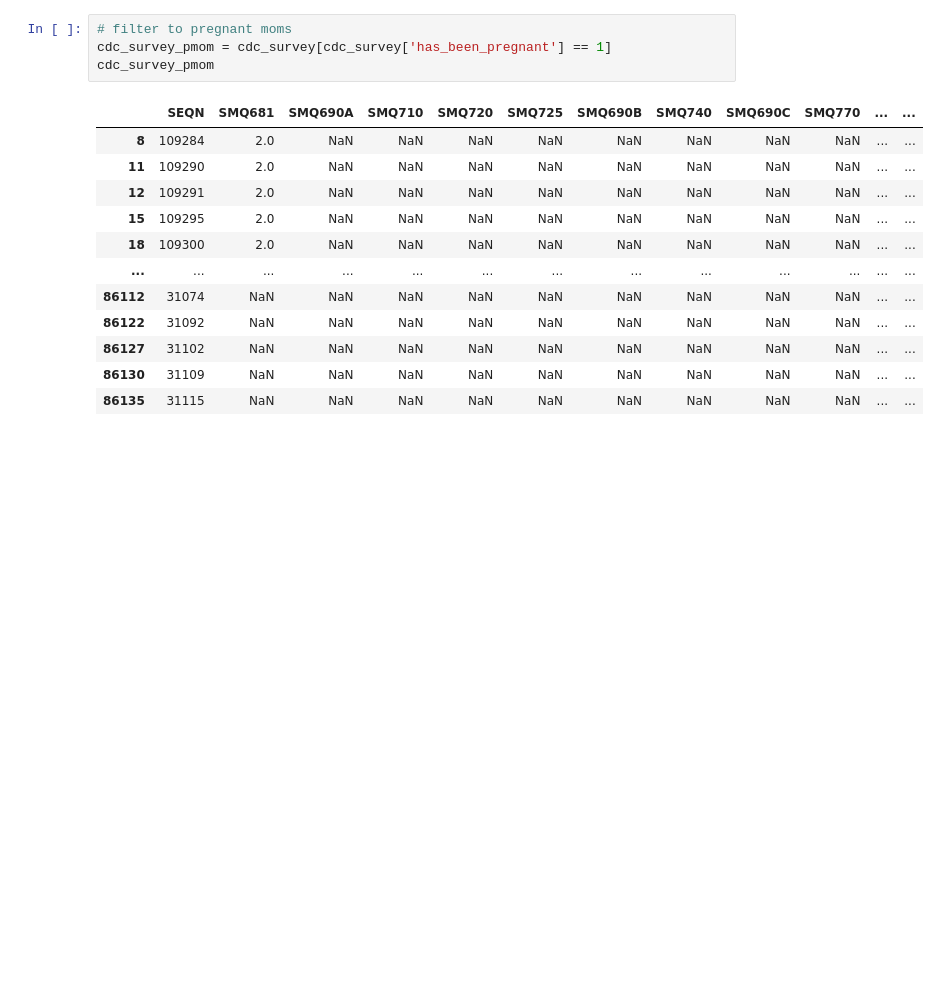
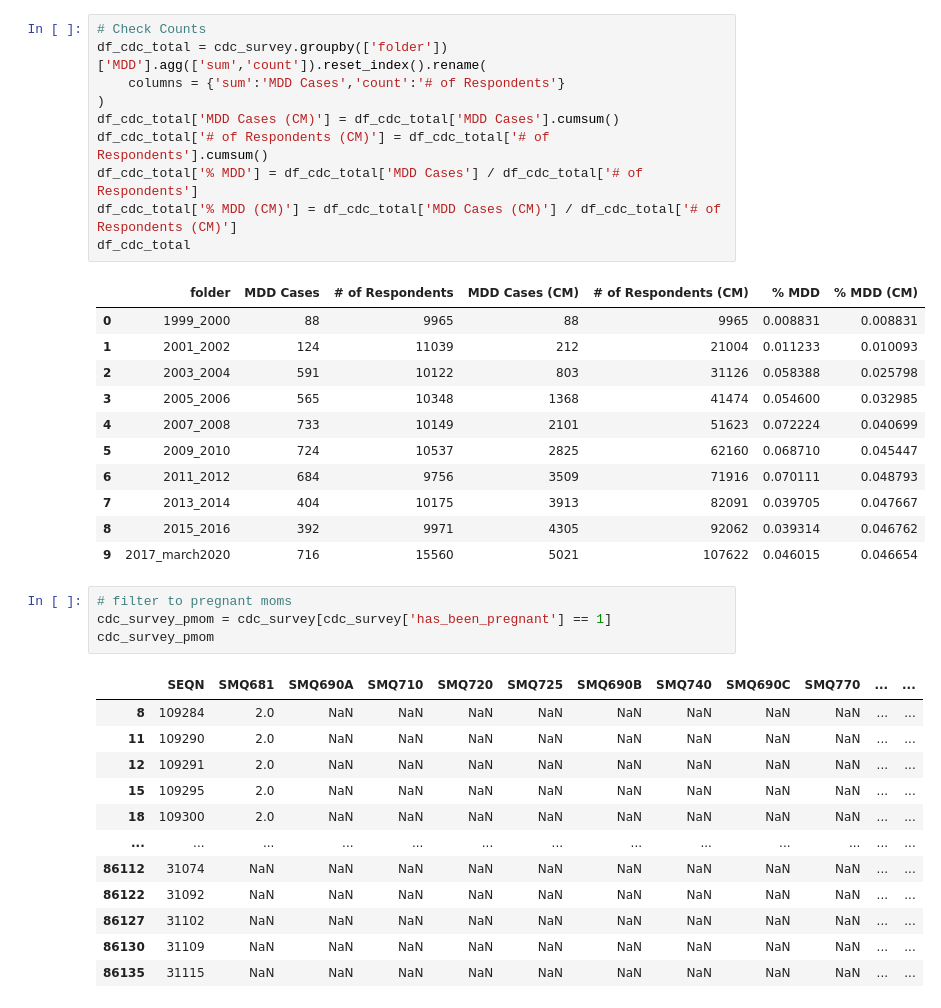
Before and after one commit to orenscarmeli/capstone210-ppd-carmeli_chari_hand_lee, a Jupyter notebook: modeling/misc_survey_all_years.ipynb, the cells around one changed output. Cells and saved outputs as stored; diff of their text form; blank space fills up the shorter version.

```diff
--- a/modeling/misc_survey_all_years.ipynb
+++ b/modeling/misc_survey_all_years.ipynb
@@ -75,3 +73,25 @@ cdc_survey.shape
+# %%
+# Check Counts
+df_cdc_total = cdc_survey.groupby(['folder'])['MDD'].agg(['sum','count']).reset_index().rename(
+    columns = {'sum':'MDD Cases','count':'# of Respondents'}
+)
+df_cdc_total['MDD Cases (CM)'] = df_cdc_total['MDD Cases'].cumsum()
+df_cdc_total['# of Respondents (CM)'] = df_cdc_total['# of Respondents'].cumsum()
+df_cdc_total['% MDD'] = df_cdc_total['MDD Cases'] / df_cdc_total['# of Respondents']
+df_cdc_total['% MDD (CM)'] = df_cdc_total['MDD Cases (CM)'] / df_cdc_total['# of Respondents (CM)']
+df_cdc_total
+# %% [output]
+|  | folder | MDD Cases | # of Respondents | MDD Cases (CM) | # of Respondents (CM) | % MDD | % MDD (CM) |
+| 0 | 1999_2000 | 88 | 9965 | 88 | 9965 | 0.008831 | 0.008831 |
+| 1 | 2001_2002 | 124 | 11039 | 212 | 21004 | 0.011233 | 0.010093 |
+| 2 | 2003_2004 | 591 | 10122 | 803 | 31126 | 0.058388 | 0.025798 |
+| 3 | 2005_2006 | 565 | 10348 | 1368 | 41474 | 0.054600 | 0.032985 |
+| 4 | 2007_2008 | 733 | 10149 | 2101 | 51623 | 0.072224 | 0.040699 |
+| 5 | 2009_2010 | 724 | 10537 | 2825 | 62160 | 0.068710 | 0.045447 |
+| 6 | 2011_2012 | 684 | 9756 | 3509 | 71916 | 0.070111 | 0.048793 |
+| 7 | 2013_2014 | 404 | 10175 | 3913 | 82091 | 0.039705 | 0.047667 |
+| 8 | 2015_2016 | 392 | 9971 | 4305 | 92062 | 0.039314 | 0.046762 |
+| 9 | 2017_march2020 | 716 | 15560 | 5021 | 107622 | 0.046015 | 0.046654 |
 # %%
 # filter to pregnant moms
 cdc_survey_pmom = cdc_survey[cdc_survey['has_been_pregnant'] == 1]
```
Also changed, not shown: parts of 4 cells of this notebook.
